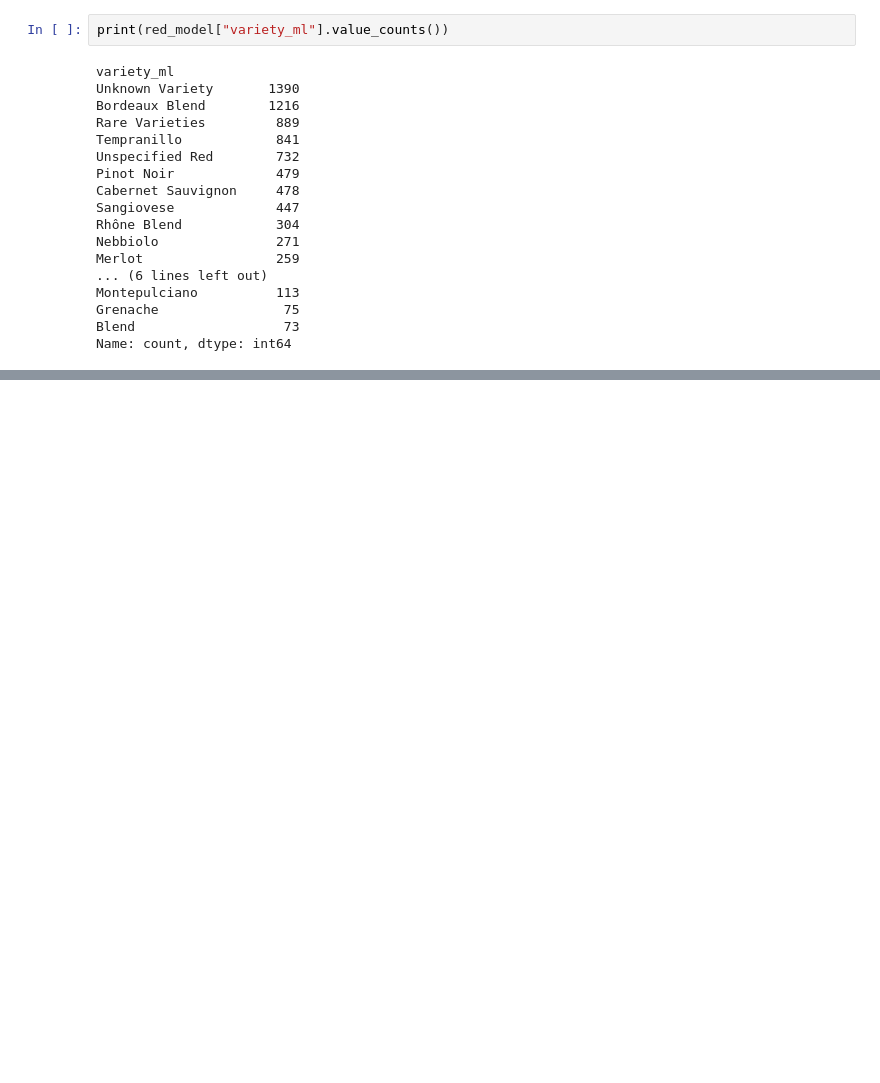
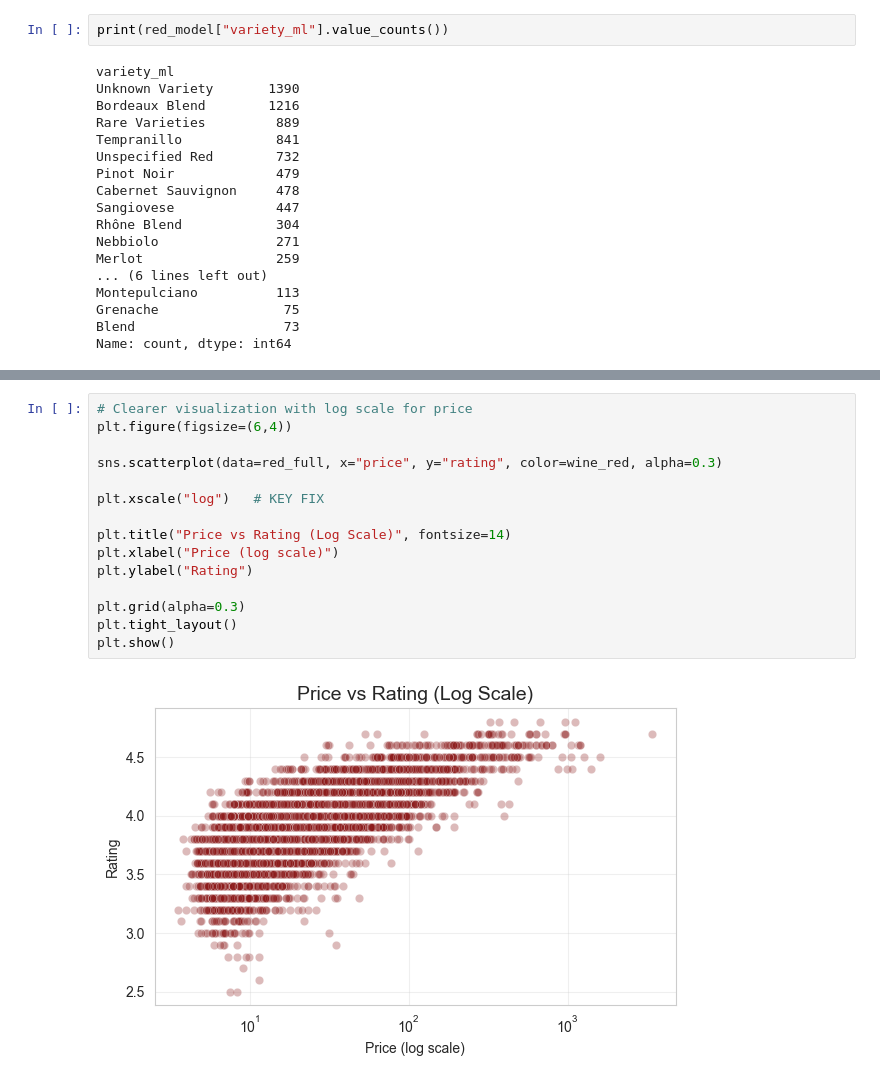
Before and after one commit to letter-b/wineproject, a Jupyter notebook: notebooks/insights-storytelling_rachel.ipynb, the cells around one changed output, grey strips where cells are left out. Cells and saved outputs as stored; diff of their text form; blank space fills up the shorter version.

```diff
--- a/notebooks/insights-storytelling_rachel.ipynb
+++ b/notebooks/insights-storytelling_rachel.ipynb
@@ -60,0 +214,17 @@ Name: count, dtype: int64
+# %%
+# Clearer visualization with log scale for price
+plt.figure(figsize=(6,4))
+
+sns.scatterplot(data=red_full, x="price", y="rating", color=wine_red, alpha=0.3)
+
+plt.xscale("log")   # KEY FIX
+
+plt.title("Price vs Rating (Log Scale)", fontsize=14)
+plt.xlabel("Price (log scale)")
+plt.ylabel("Rating")
+
+plt.grid(alpha=0.3)
+plt.tight_layout()
+plt.show()
+# %% [output]
+[figure, added]
```
Also changed, not shown: parts of 20 cells of this notebook, 11 other files.
